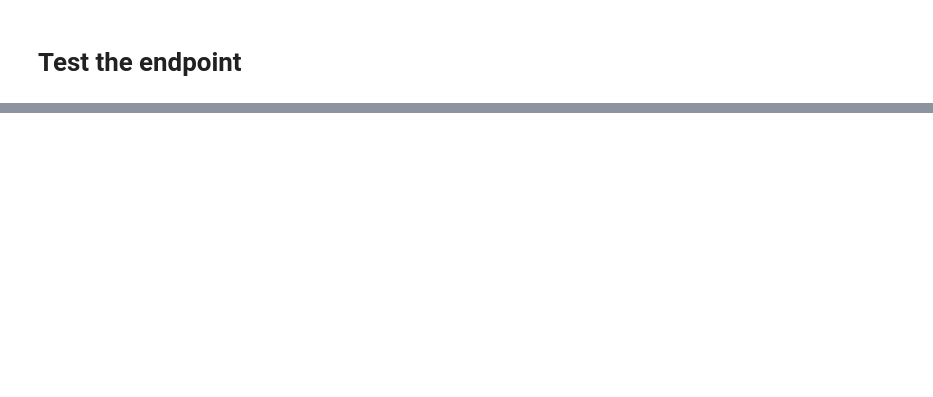
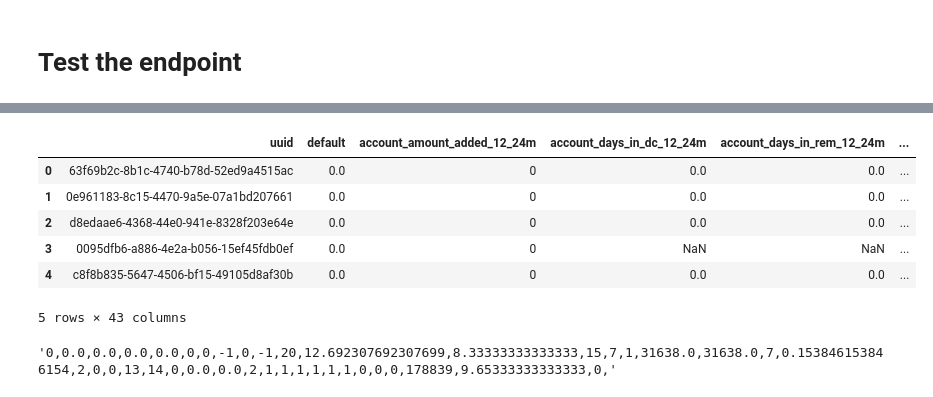
Before and after one commit to susumu2357/task, a Jupyter notebook: notebook/train_test.ipynb, the cells around one changed output, grey strips where cells are left out. Drawn from its saved outputs; the diff is of its cells as text; code cells hidden in the pictures; blank space fills up the shorter version.

```diff
--- a/notebook/train_test.ipynb
+++ b/notebook/train_test.ipynb
@@ -174,0 +752,18 @@ print(classification_report(test_y, predictions))
+# %%
+data_df.head()
+# %% [output]
+|  | uuid | default | account_amount_added_12_24m | account_days_in_dc_12_24m | account_days_in_rem_12_24m | ... |
+| 0 | 63f69b2c-8b1c-4740-b78d-52ed9a4515ac | 0.0 | 0 | 0.0 | 0.0 | ... |
+| 1 | 0e961183-8c15-4470-9a5e-07a1bd207661 | 0.0 | 0 | 0.0 | 0.0 | ... |
+| 2 | d8edaae6-4368-44e0-941e-8328f203e64e | 0.0 | 0 | 0.0 | 0.0 | ... |
+| 3 | 0095dfb6-a886-4e2a-b056-15ef45fdb0ef | 0.0 | 0 | NaN | NaN | ... |
+| 4 | c8f8b835-5647-4506-bf15-49105d8af30b | 0.0 | 0 | 0.0 | 0.0 | ... |
+5 rows × 43 columns
+# %%
+s = ''
+for x in data_df.iloc[0, 2:].values:
+    s += str(x) +','
+
+s
+# %% [output]
+'0,0.0,0.0,0.0,0.0,0,0,-1,0,-1,20,12.692307692307699,8.33333333333333,15,7,1,31638.0,31638.0,7,0.153846153846154,2,0,0,13,14,0,0.0,0.0,2,1,1,1,1,1,1,0,0,0,178839,9.65333333333333,0,'
```
Also changed, not shown: parts of 34 cells of this notebook, 2 other files.
